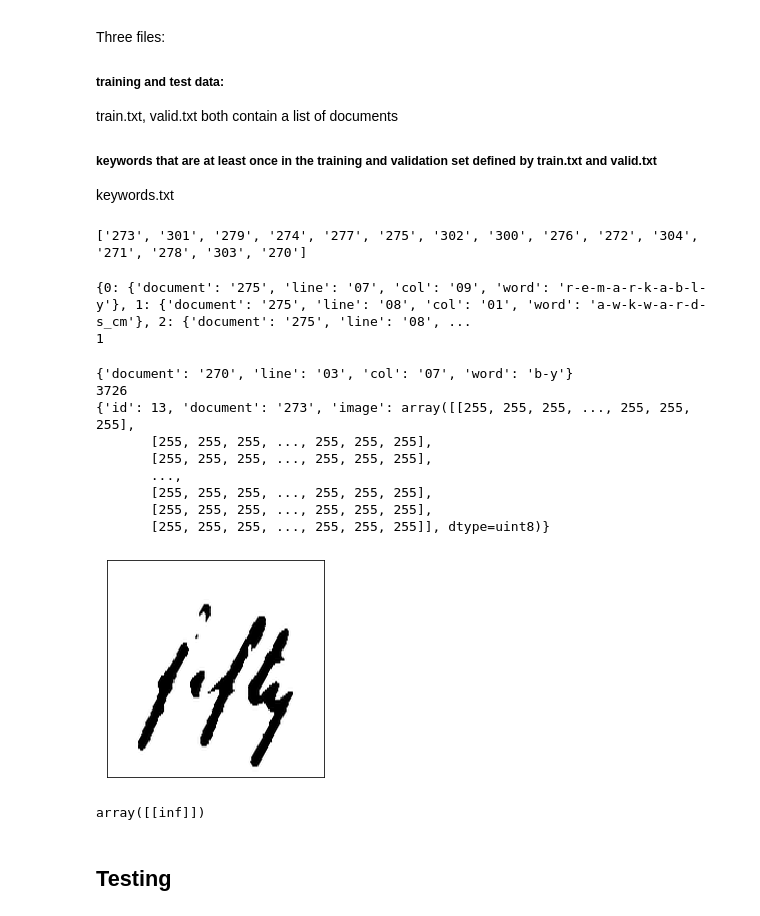
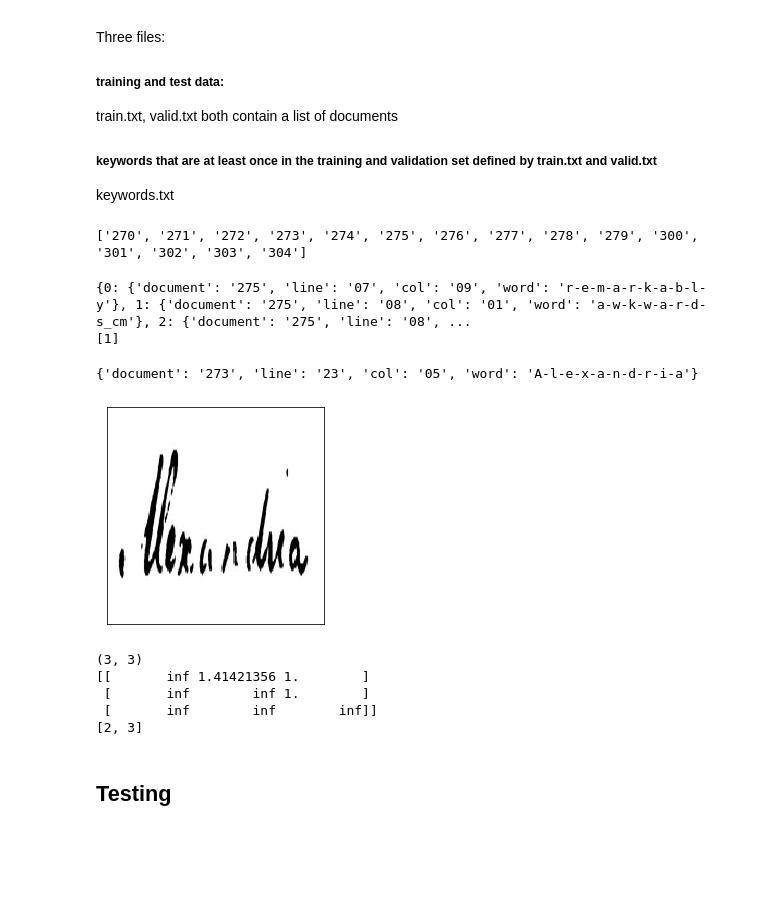
Before and after one commit to TheLoooser/pattern-recognition, a Jupyter notebook: 3/dtw.ipynb, the cells around one changed output. Cells and saved outputs as stored; diff of their text form; code cells hidden in the pictures; blank space fills up the shorter version.

```diff
--- a/3/dtw.ipynb
+++ b/3/dtw.ipynb
@@ -33,12 +33,12 @@ import cv2
 import os
 # %%
 IMAGES_PATH = "./word-images/"
-DIRS = [name for name in os.listdir(IMAGES_PATH)]
+DIRS = sorted([name for name in os.listdir(IMAGES_PATH)])
 
 #Testing
 print(DIRS)
 # %% [output]
-['273', '301', '279', '274', '277', '275', '302', '300', '276', '272', '304', '271', '278', '303', '270']
+['270', '271', '272', '273', '274', '275', '276', '277', '278', '279', '300', '301', '302', '303', '304']
 # %%
 # returns list of numpy arrays with the pixel values
 def import_images():
@@ -46,7 +46,10 @@ def import_images():
     id_ = 0
     for folder in DIRS:
         img_paths = IMAGES_PATH + folder
-        for image in os.listdir(img_paths):
+        # this sorts png files in the numerical order rather then the fancy string order
+        # pls do not touch
+        sorted_image_file_paths = [str(p) + ".png" for p in sorted([int(i.strip(".png")) for i in os.listdir(img_paths)])]
+        for image in sorted_image_file_paths:
             images.append({ "id": id_, "document": folder, "image": cv2.imread(img_paths + "/" + image,0) })
             id_ += 1
     return images
@@ -84,12 +87,13 @@ def parse_transcript(transcript):
         id_counter += 1
     return data
 
-# finds an entry in the transcript based on the word
+# finds an entry in the transcript based on the word, returns all found entries ids
 def find_by_word(transcript, word):
+    ids = list()
     for id_, item in transcript.items():
         if item['word'] == word:
-            return id_
-    return -1
+            ids.append(id_)
+    return ids
 
 # Testing
 transcript = np.array(["275-07-09 r-e-m-a-r-k-a-b-l-y",
@@ -100,49 +104,50 @@ print(transcript)
 print(find_by_word(transcript, "a-w-k-w-a-r-d-s_cm"))
 # %% [output]
 {0: {'document': '275', 'line': '07', 'col': '09', 'word': 'r-e-m-a-r-k-a-b-l-y'}, 1: {'document': '275', 'line': '08', 'col': '01', 'word': 'a-w-k-w-a-r-d-s_cm'}, 2: {'document': '275', 'line': '08', ...
-1
+[1]
 # %%
 # files where keywords for validation are located
 VALID_DOCUMENT_IDS = get_file('valid.txt')
 # files where keywords for training are located
 TRAIN_DOCUMENT_IDS = get_file('train.txt')
 # list of words which are present in the training set and also in the valid set
 KEYWORDS = get_file('keywords.txt')
 # dict of images with pages and image as np array
 IMAGES = import_images()
 
 transcript_list = get_file('ground-truth/transcription.txt')
+# final transcript with all infos about words
 TRANSCRIPT = parse_transcript(transcript_list)
 
-print(TRANSCRIPT[13])
-print(len(TRANSCRIPT))
-print(IMAGES[13])
-display_image(IMAGES[13]['image'])
+## the id for IMAGES corresponds to the word in TRANSCRIPT. so IMAGES[1] is the word in TRANSCRIPT[1]
+
+print(TRANSCRIPT[872])
+display_image(IMAGES[872]['image'])
 # %% [output]
-{'document': '270', 'line': '03', 'col': '07', 'word': 'b-y'}
-3726
-{'id': 13, 'document': '273', 'image': array([[255, 255, 255, ..., 255, 255, 255],
-       [255, 255, 255, ..., 255, 255, 255],
-       [255, 255, 255, ..., 255, 255, 255],
-       ...,
-       [255, 255, 255, ..., 255, 255, 255],
-       [255, 255, 255, ..., 255, 255, 255],
-       [255, 255, 255, ..., 255, 255, 255]], dtype=uint8)}
+{'document': '273', 'line': '23', 'col': '05', 'word': 'A-l-e-x-a-n-d-r-i-a'}
-[figure, old version]
+[figure, new version]
-# %%
-# iterate keywords
-# pseudo-code idea
-
-import dtaidistance
-
-# compare keyword to all other words
-series = [
-    KEYWORDS # of type np.array, with dtype np.double
-]
-
-
-dtaidistance.dtw.distance_matrix(series)
-# %% [output]
-array([[inf]])
+# %%
+# iterate keywords
+# pseudo-code idea
+
+from dtaidistance import dtw
+
+# compare keyword to all other words
+series = [
+    np.array([0, 0, 1, 2, 1, 0, 1, 0, 0], dtype=np.double),
+    np.array([0.0, 1, 2, 0, 0, 0, 0, 0, 0, 0, 0]),
+    np.array([0.0, 0, 1, 2, 1, 0, 0, 0])]
+ds = dtw.distance_matrix_fast(series)
+
+print(ds)
+
+asdf = [1,2,3,4]
+print(asdf[1:3])
+# %% [output]
+(3, 3)
+[[       inf 1.41421356 1.        ]
+ [       inf        inf 1.        ]
+ [       inf        inf        inf]]
+[2, 3]
 # %% [markdown]
 ## Testing
```
Also changed, not shown: parts of 8 cells of this notebook.
